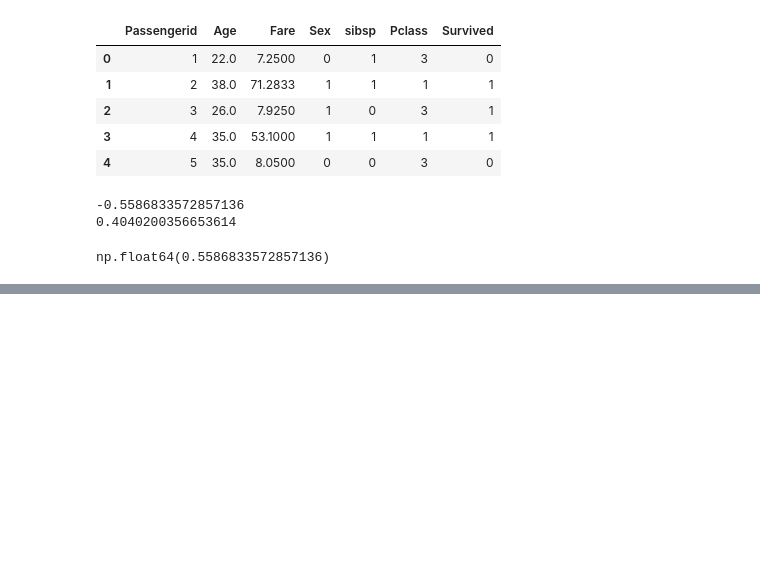
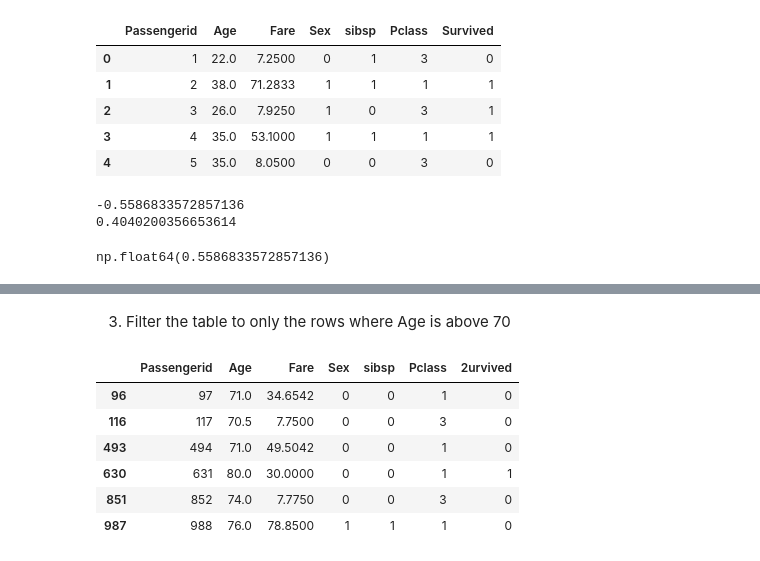
Before and after one commit to DebbWass/DataEngAICourse, a Jupyter notebook: Lessons/Class/12012026/Class/JB_DataAnalysis_12012026.ipynb, the cells around one changed output, grey strips where cells are left out. Drawn from its saved outputs; the diff is of its cells as text; code cells hidden in the pictures; blank space fills up the shorter version.

```diff
--- a/Lessons/Class/12012026/Class/JB_DataAnalysis_12012026.ipynb
+++ b/Lessons/Class/12012026/Class/JB_DataAnalysis_12012026.ipynb
@@ -254,0 +407,13 @@ np.float64(0.5586833572857136)
+# %% [markdown]
+3. Filter the table to only the rows where Age is above 70
+# %%
+df_70 = df.query('Age > 70')
+df_70
+# %% [output]
+|  | Passengerid | Age | Fare | Sex | sibsp | Pclass | 2urvived |
+| 96 | 97 | 71.0 | 34.6542 | 0 | 0 | 1 | 0 |
+| 116 | 117 | 70.5 | 7.7500 | 0 | 0 | 3 | 0 |
+| 493 | 494 | 71.0 | 49.5042 | 0 | 0 | 1 | 0 |
+| 630 | 631 | 80.0 | 30.0000 | 0 | 0 | 1 | 1 |
+| 851 | 852 | 74.0 | 7.7750 | 0 | 0 | 3 | 0 |
+| 987 | 988 | 76.0 | 78.8500 | 1 | 1 | 1 | 0 |
```
Also changed, not shown: parts of 21 cells of this notebook, 2 other files.
